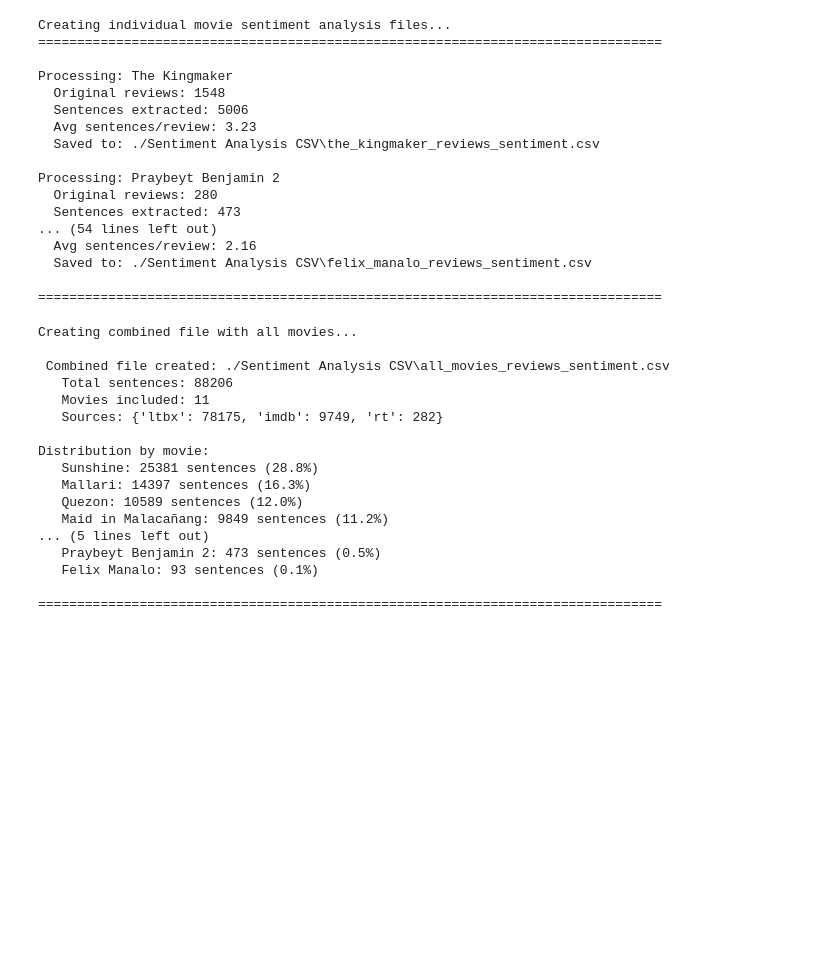
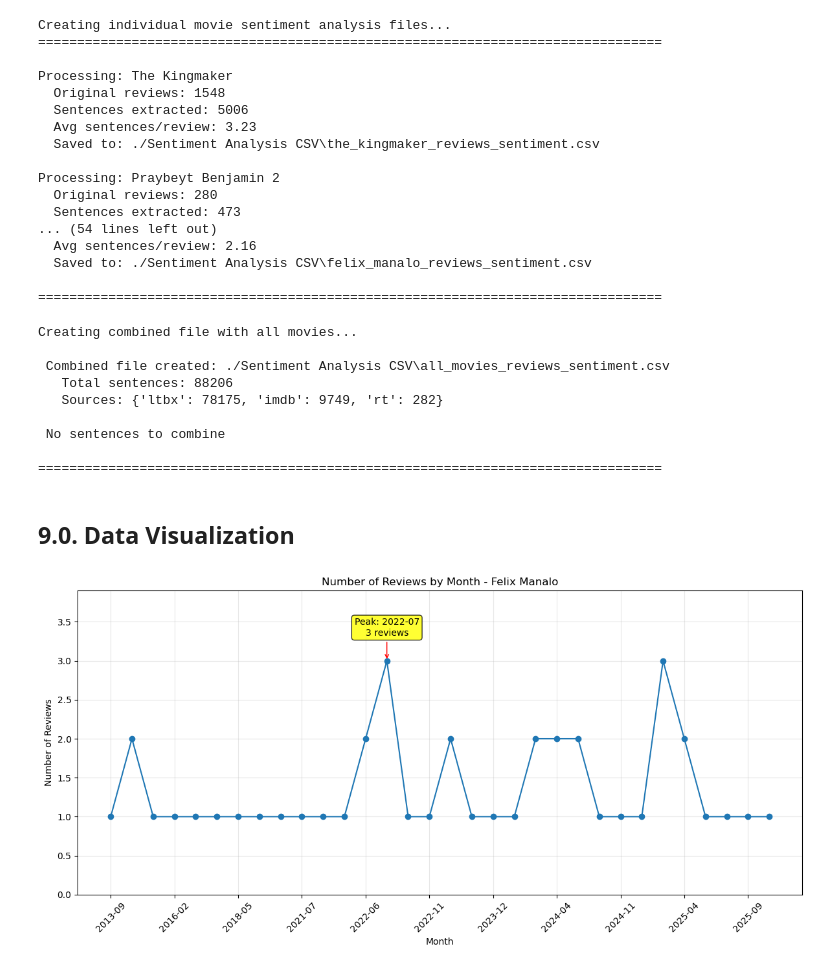
Before and after one commit to joshuanicoo/ReviewBombing-CITe4D, a Jupyter notebook: text_preprocessing.ipynb, the cells around one changed output. Cells and saved outputs as stored; diff of their text form; code cells hidden in the pictures; blank space fills up the shorter version.

Commit message:
Data visualization per month for all movies

```diff
--- a/text_preprocessing.ipynb
+++ b/text_preprocessing.ipynb
@@ -1520,7 +1519,6 @@ def split_reviews_into_sentences(reviews_df, movie_name):
                 continue
 
             sentences_data.append({
-                'movie_name': movie_name,
                 'review_id': idx,
                 'sentence_num': sentence_num,
                 'username': username,
@@ -1625,16 +1623,7 @@ if all_sentences_list:
 
     print(f"\n Combined file created: {combined_path}")
     print(f"   Total sentences: {combined_df.shape[0]}")
-    print(f"   Movies included: {combined_df['movie_name'].nunique()}")
     print(f"   Sources: {combined_df['source'].value_counts().to_dict()}")
-
-    # Show distribution by movie
-    print(f"\nDistribution by movie:")
-    movie_dist = combined_df['movie_name'].value_counts()
-    for movie, count in movie_dist.items():
-        percentage = (count / combined_df.shape[0]) * 100
-        print(f"   {movie}: {count} sentences ({percentage:.1f}%)")
-else:
     print("\n No sentences to combine")
 
 print("\n" + "="*80)
@@ -1643,16 +1632,10 @@ Creating combined file with all movies...
 
  Combined file created: ./Sentiment Analysis CSV\all_movies_reviews_sentiment.csv
    Total sentences: 88206
-   Movies included: 11
    Sources: {'ltbx': 78175, 'imdb': 9749, 'rt': 282}
 
-Distribution by movie:
-   Sunshine: 25381 sentences (28.8%)
-   Mallari: 14397 sentences (16.3%)
-   Quezon: 10589 sentences (12.0%)
-   Maid in Malacañang: 9849 sentences (11.2%)
-... (5 lines left out)
-   Praybeyt Benjamin 2: 473 sentences (0.5%)
-   Felix Manalo: 93 sentences (0.1%)
+ No sentences to combine
 
 ================================================================================
+# %% [markdown]
+## **9.0. Data Visualization**
@@ -1658,0 +1686,4 @@ Distribution by movie:
+# %%
+create_line_graph(felix_manalo_reviews_df, "Felix Manalo")
+# %% [output]
+[figure, added]
```
Also changed, not shown: parts of 18 cells of this notebook, 12 other files.
